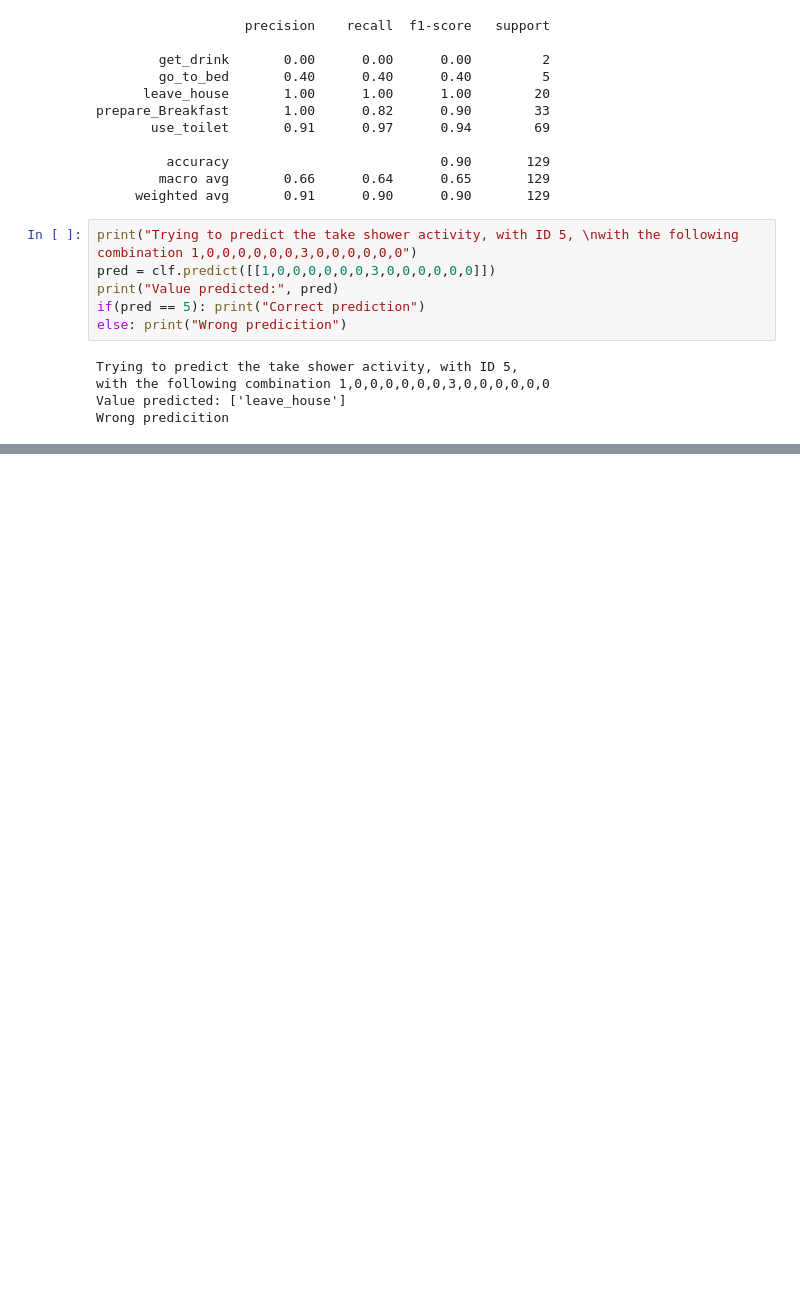
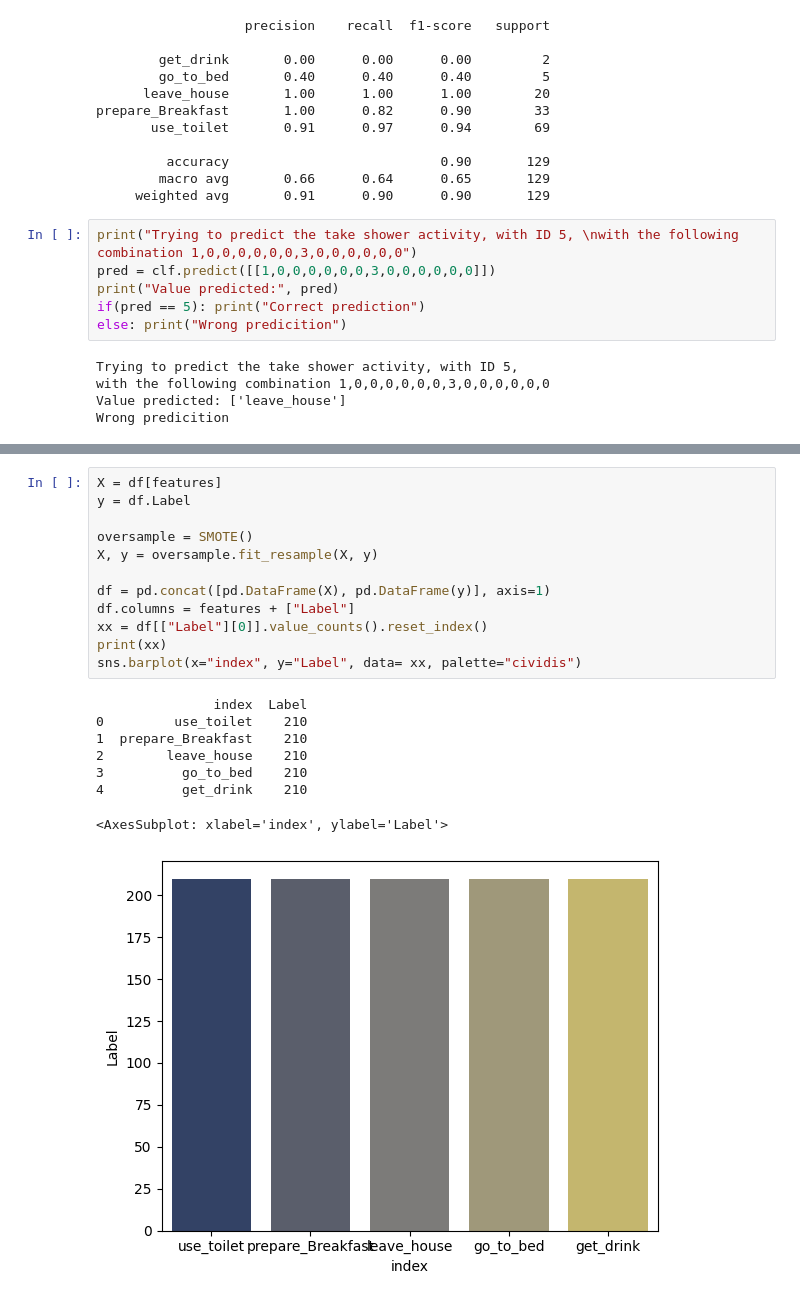
Before and after one commit to gemmadifederico/VIOLA, a Jupyter notebook: kasterenDataset/Dtree - Classifier.ipynb, the cells around one changed output, grey strips where cells are left out. Drawn from its saved outputs; the diff is of its cells as text; blank space fills up the shorter version.

```diff
--- a/kasterenDataset/Dtree - Classifier.ipynb
+++ b/kasterenDataset/Dtree - Classifier.ipynb
@@ -165,0 +100,21 @@ Wrong predicition
+# %%
+X = df[features]
+y = df.Label
+
+oversample = SMOTE()
+X, y = oversample.fit_resample(X, y)
+
+df = pd.concat([pd.DataFrame(X), pd.DataFrame(y)], axis=1)
+df.columns = features + ["Label"]
+xx = df[["Label"][0]].value_counts().reset_index()
+print(xx)
+sns.barplot(x="index", y="Label", data= xx, palette="cividis")
+# %% [output]
+               index  Label
+0         use_toilet    210
+1  prepare_Breakfast    210
+2        leave_house    210
+3          go_to_bed    210
+4          get_drink    210
+<AxesSubplot: xlabel='index', ylabel='Label'>
+[figure, added]
```
Also changed, not shown: parts of 6 cells of this notebook, 1 other file.
